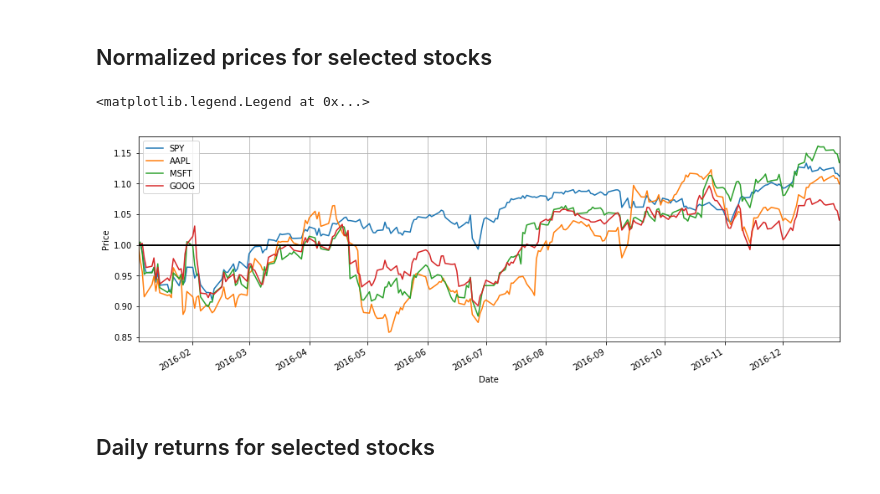
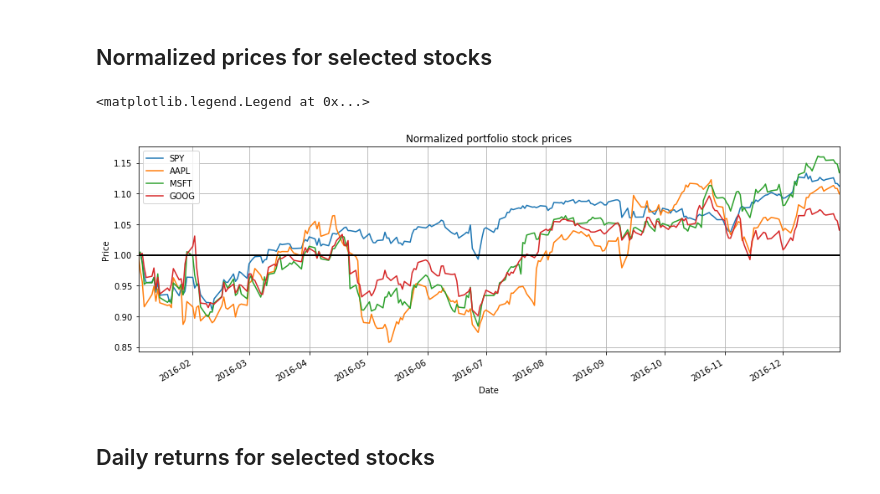
Before and after one commit to iamandicip/ml_projects, a Jupyter notebook: capstone_project/stock_market_forecast.ipynb, the cells around one changed output. Drawn from its saved outputs; the diff is of its cells as text; code cells hidden in the pictures.

```diff
--- a/capstone_project/stock_market_forecast.ipynb
+++ b/capstone_project/stock_market_forecast.ipynb
@@ -66,18 +105,18 @@ ax.legend(loc='upper left')
 # %% [markdown]
 ## Normalized prices for selected stocks
 # %%
-data_frame = su.get_data_frame_for_symbols(tickers, start_date, end_date)
+data_frame = su.get_data_frame_for_symbols(tickers, start_date, end_date, include_spy=True)
 
 data_frame = su.normalize_data(data_frame)
-ax = data_frame.plot(figsize=(15,5), grid = True)
+ax = data_frame.plot(figsize=(15,5), grid=True, title='Normalized portfolio stock prices')
 
-ax.axhline(y = 1, color = 'black', lw = 2)
+ax.axhline(y=1, color='black', lw=2)
 ax.set_xlabel('Date')
 ax.set_ylabel('Price')
 ax.legend(loc='upper left')
 # %% [output]
 <matplotlib.legend.Legend at 0x...>
-[figure, old version]
+[figure, new version]
 # %% [markdown]
 ## Daily returns for selected stocks
 # %%
```
Also changed, not shown: parts of 8 cells of this notebook, 1 other file.
